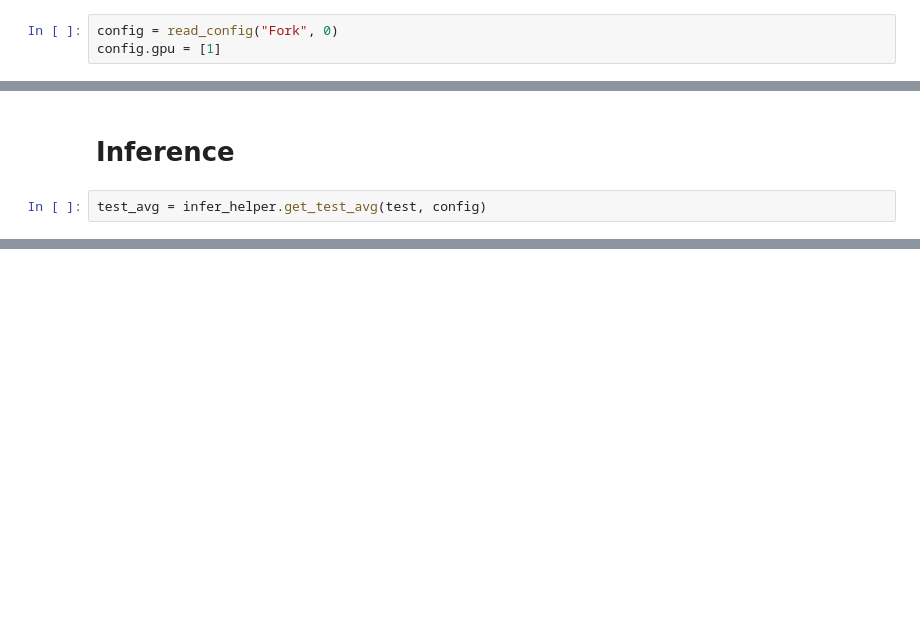
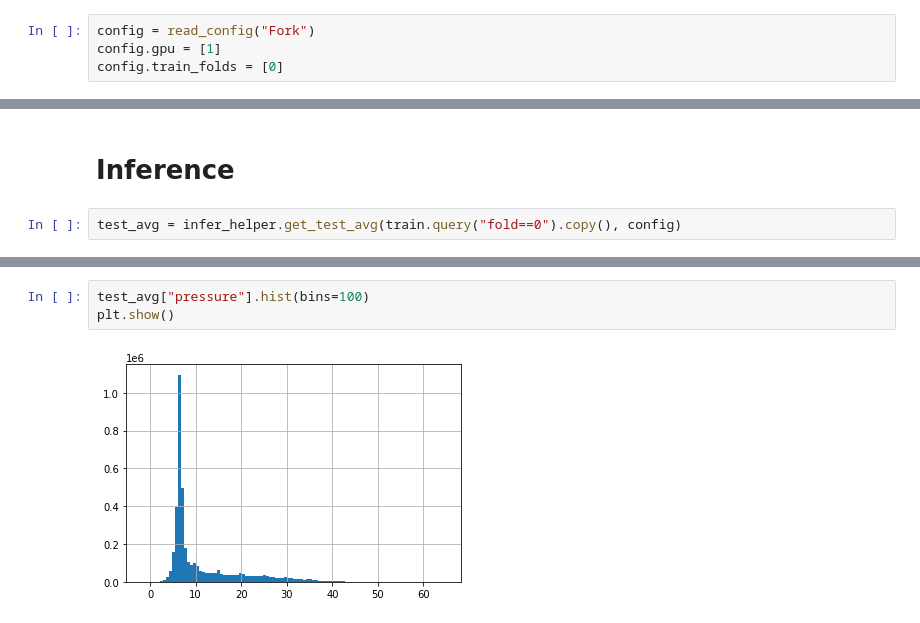
Before and after one commit to ZiyueWang25/GBVPP, a Jupyter notebook: notebook/Model.ipynb, the cells around one changed output, grey strips where cells are left out. Cells and saved outputs as stored; diff of their text form; blank space fills up the shorter version.

```diff
--- a/notebook/Model.ipynb
+++ b/notebook/Model.ipynb
@@ -37,8 +37,9 @@ print(torch.version.cuda)
 # %% [markdown]
 # Config
 # %%
-config = read_config("Fork", 0)
+config = read_config("Fork")
 config.gpu = [1]
+config.train_folds = [0]
 # %%
 config = update_config(config)
 # %% [output]
@@ -155,5 +157,5 @@ torch.cuda.empty_cache()
 # %% [markdown]
 # Inference
 # %%
-test_avg = infer_helper.get_test_avg(test, config)
+test_avg = infer_helper.get_test_avg(train.query("fold==0").copy(), config)
 # %% [output]
@@ -169,0 +203,5 @@ test file saved to: ../output/debug//submission.csv
+# %%
+test_avg["pressure"].hist(bins=100)
+plt.show()
+# %% [output]
+[figure, added]
```
Also changed, not shown: parts of 5 cells of this notebook, 12 other files.
